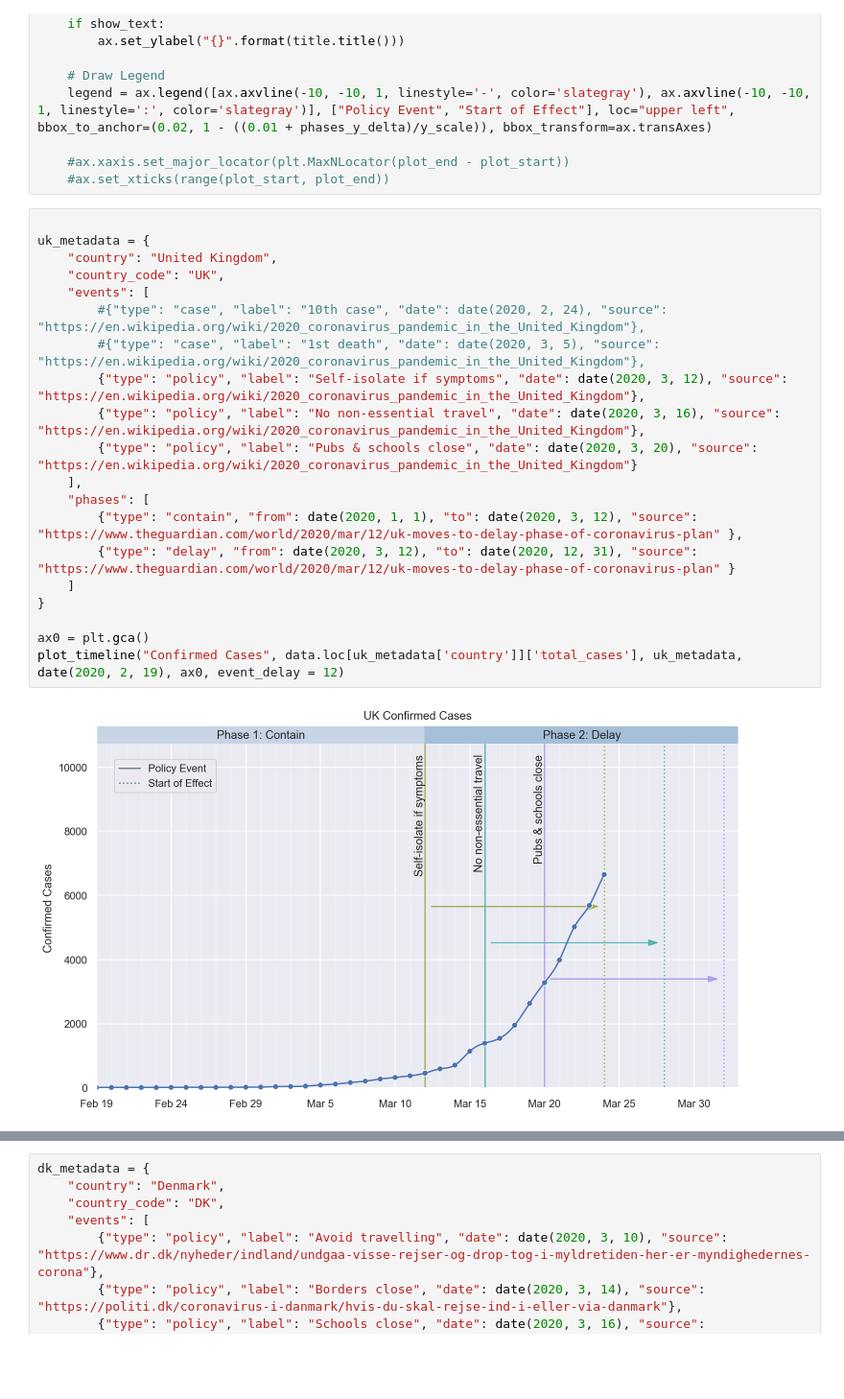
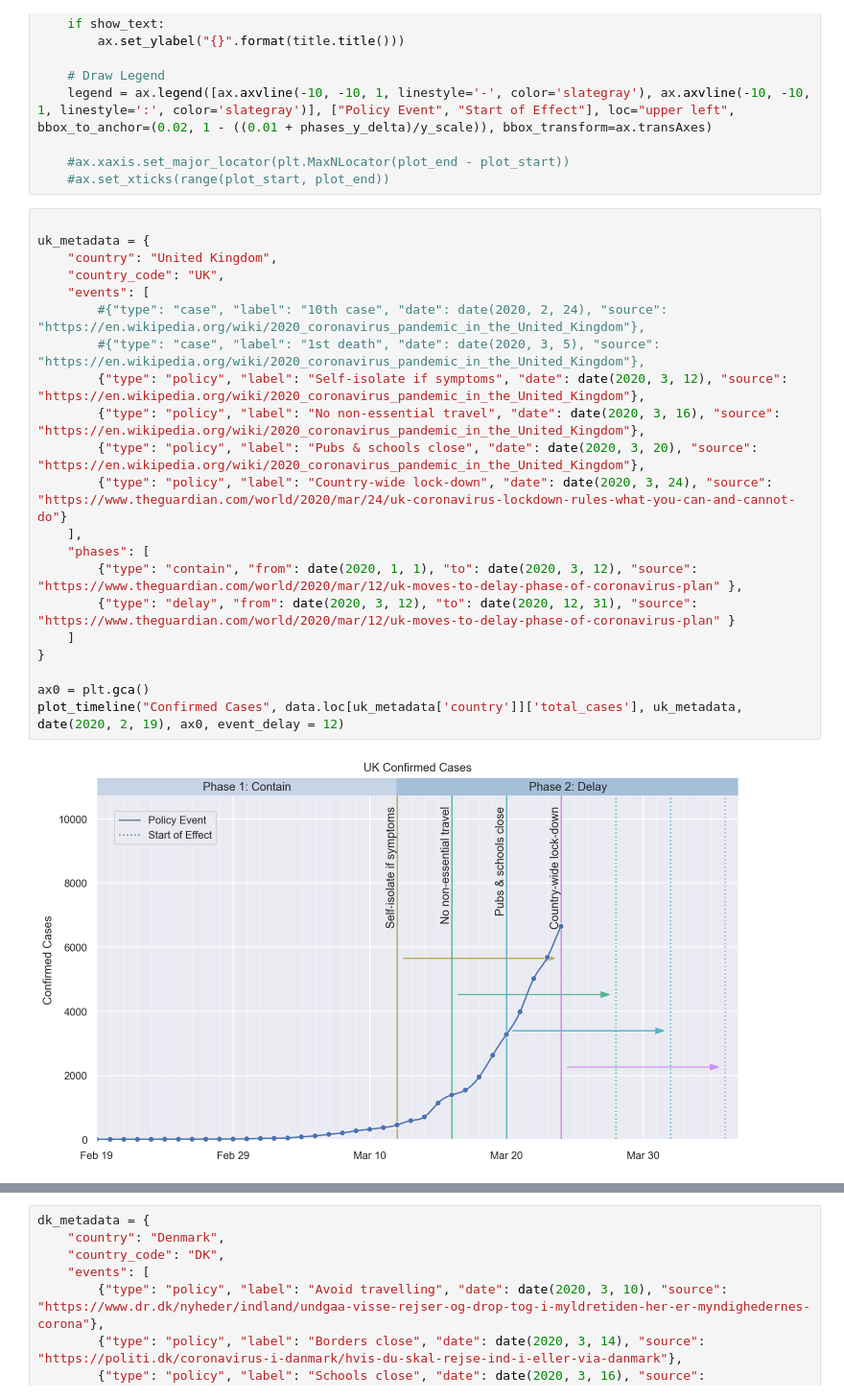
Before and after one commit to arnfred/covid-19, a Jupyter notebook: Covid-plotting.ipynb, the cells around one changed output, grey strips where cells are left out. Shown at 96% size. Saved outputs shown, nothing was run; the diff lists cells and outputs as text; blank space fills up the shorter version.

```diff
--- a/Covid-plotting.ipynb
+++ b/Covid-plotting.ipynb
@@ -153,25 +153,26 @@ def plot_timeline(title, df, metadata, start_date, ax, show_text = True, x_scale
 # %%
 
 uk_metadata = {
     "country": "United Kingdom",
     "country_code": "UK",
     "events": [
         #{"type": "case", "label": "10th case", "date": date(2020, 2, 24), "source": "https://en.wikipedia.org/wiki/2020_coronavirus_pandemic_in_the_United_Kingdom"},
         #{"type": "case", "label": "1st death", "date": date(2020, 3, 5), "source": "https://en.wikipedia.org/wiki/2020_coronavirus_pandemic_in_the_United_Kingdom"},
         {"type": "policy", "label": "Self-isolate if symptoms", "date": date(2020, 3, 12), "source": "https://en.wikipedia.org/wiki/2020_coronavirus_pandemic_in_the_United_Kingdom"},
         {"type": "policy", "label": "No non-essential travel", "date": date(2020, 3, 16), "source": "https://en.wikipedia.org/wiki/2020_coronavirus_pandemic_in_the_United_Kingdom"},
-        {"type": "policy", "label": "Pubs & schools close", "date": date(2020, 3, 20), "source": "https://en.wikipedia.org/wiki/2020_coronavirus_pandemic_in_the_United_Kingdom"}
+        {"type": "policy", "label": "Pubs & schools close", "date": date(2020, 3, 20), "source": "https://en.wikipedia.org/wiki/2020_coronavirus_pandemic_in_the_United_Kingdom"},
+        {"type": "policy", "label": "Country-wide lock-down", "date": date(2020, 3, 24), "source": "https://www.theguardian.com/world/2020/mar/24/uk-coronavirus-lockdown-rules-what-you-can-and-cannot-do"}
     ],
     "phases": [
         {"type": "contain", "from": date(2020, 1, 1), "to": date(2020, 3, 12), "source": "https://www.theguardian.com/world/2020/mar/12/uk-moves-to-delay-phase-of-coronavirus-plan" },
         {"type": "delay", "from": date(2020, 3, 12), "to": date(2020, 12, 31), "source": "https://www.theguardian.com/world/2020/mar/12/uk-moves-to-delay-phase-of-coronavirus-plan" }
     ]
 }
 
 ax0 = plt.gca()
 plot_timeline("Confirmed Cases", data.loc[uk_metadata['country']]['total_cases'], uk_metadata, date(2020, 2, 19), ax0, event_delay = 12)
 # %% [output]
-[figure, old version]
+[figure, new version]
 # %%
 def plot_country(metadata, start_date):
     palette = sns.color_palette()
```
Also changed, not shown: parts of 2 cells of this notebook, 1 other file.
